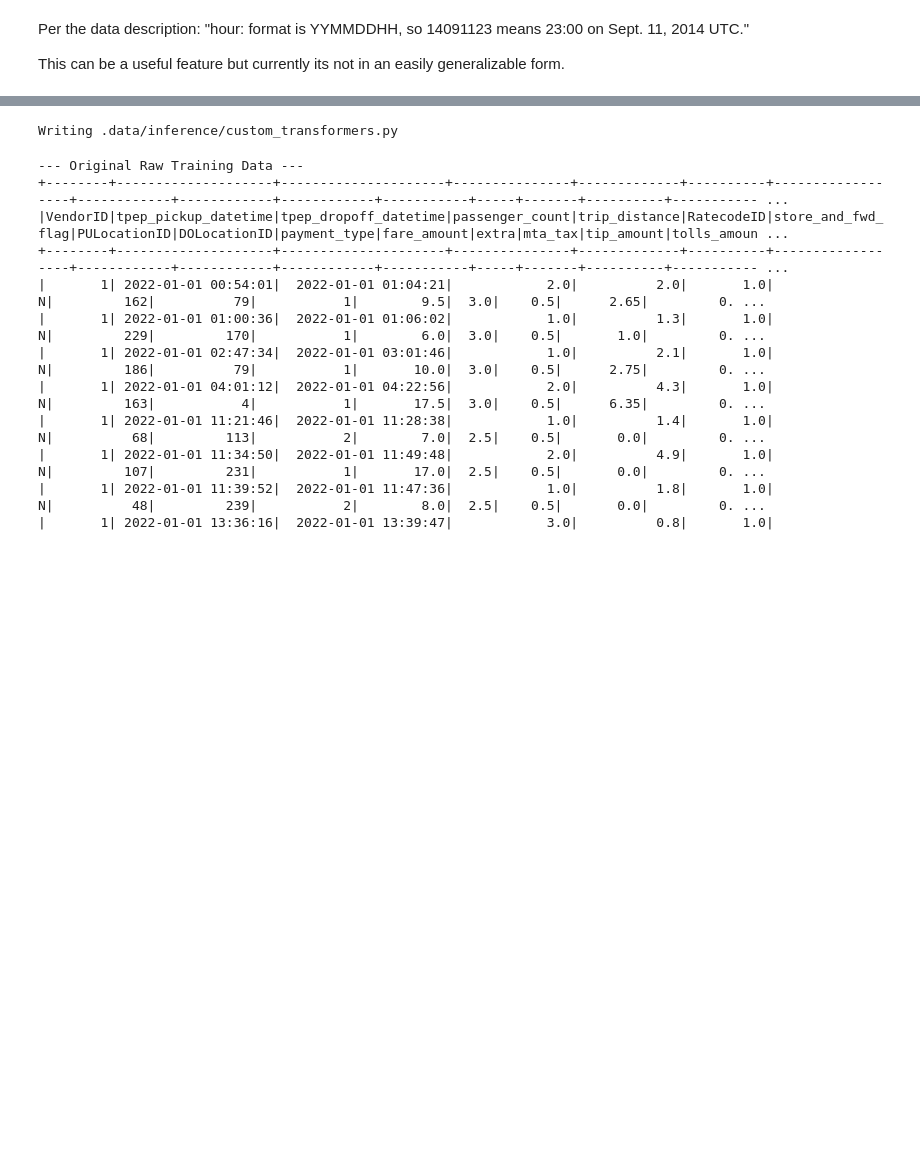
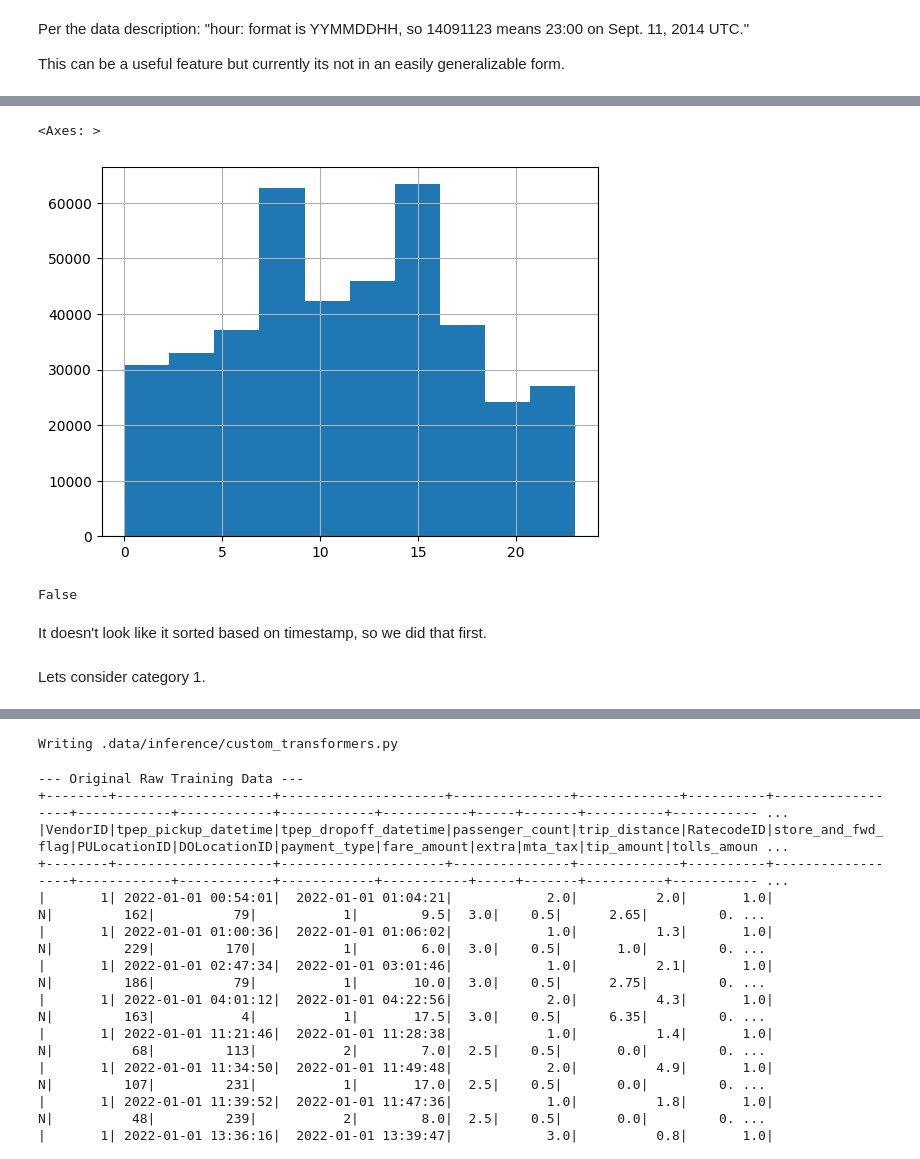
Before and after one commit to angelusualle/machine-learning, a Jupyter notebook: classification/linear-decision-boundaries/discriminative/logistic/logistic_regression.ipynb, the cells around one changed output, grey strips where cells are left out. Cells and saved outputs as stored; diff of their text form; code cells hidden in the pictures; blank space fills up the shorter version.

```diff
--- a/classification/linear-decision-boundaries/discriminative/logistic/logistic_regression.ipynb
+++ b/classification/linear-decision-boundaries/discriminative/logistic/logistic_regression.ipynb
@@ -3525,33 +2969,0 @@ raw_data_to_features_pipeline = Pipeline(
-# %%
-# rebuild from raw
-df_sample = pd.read_csv(file_path)
-from sklearn.model_selection import train_test_split
-df_sample, df_sample_test = train_test_split(df_sample, test_size=0.8)
-# %%
-
-from sklearn.model_selection import RandomizedSearchCV
-from sklearn.linear_model import Ridge
-from scipy.stats import loguniform
-
-df_sample = raw_data_to_features_pipeline.fit_transform(df_sample)
-
-full_modeling_pipeline = Pipeline(steps=[
-    ('regressor', Ridge())
-])
-
-
-param_distributions = {
-    'regressor__alpha': loguniform(0.0000001, 1000),
-}
-
-grid_search = RandomizedSearchCV(
-    estimator=full_modeling_pipeline,
-    param_distributions=param_distributions,
-    n_iter=1000,
-    cv=5,
-    scoring="neg_root_mean_squared_error",
-    n_jobs=-1,
-    verbose=1,
-)
-
-grid_search.fit(df_sample[[col for col in df_sample.columns if col != "fare_amount"]], df_sample["fare_amount"])
@@ -3652,0 +2977,8 @@ spark.stop()
+# %%
+# convert the format to standard date times to extract the features
+datetimes = pd.to_datetime(df_sample["hour"], format="%y%m%d%H")
+# %%
+df_sample["the_hour"] = datetimes.dt.hour
+df_sample["weekday"] = datetimes.dt.day_name()
+
+df_sample[["weekday","the_hour"]].head()
@@ -3652,0 +2992,9 @@ spark.stop()
+# %%
+df_sample["the_hour"].hist()
+# %% [output]
+<Axes: >
+[figure, added]
+# %%
+all(df_sample["hour"].sort_values().index == df_sample.index)
+# %% [output]
+False
@@ -3652,0 +3005,4 @@ spark.stop()
+# %% [markdown]
+It doesn't look like it sorted based on timestamp, so we did that first.
+# %% [markdown]
+Lets consider category 1.
```
Also changed, not shown: parts of 89 cells of this notebook.
